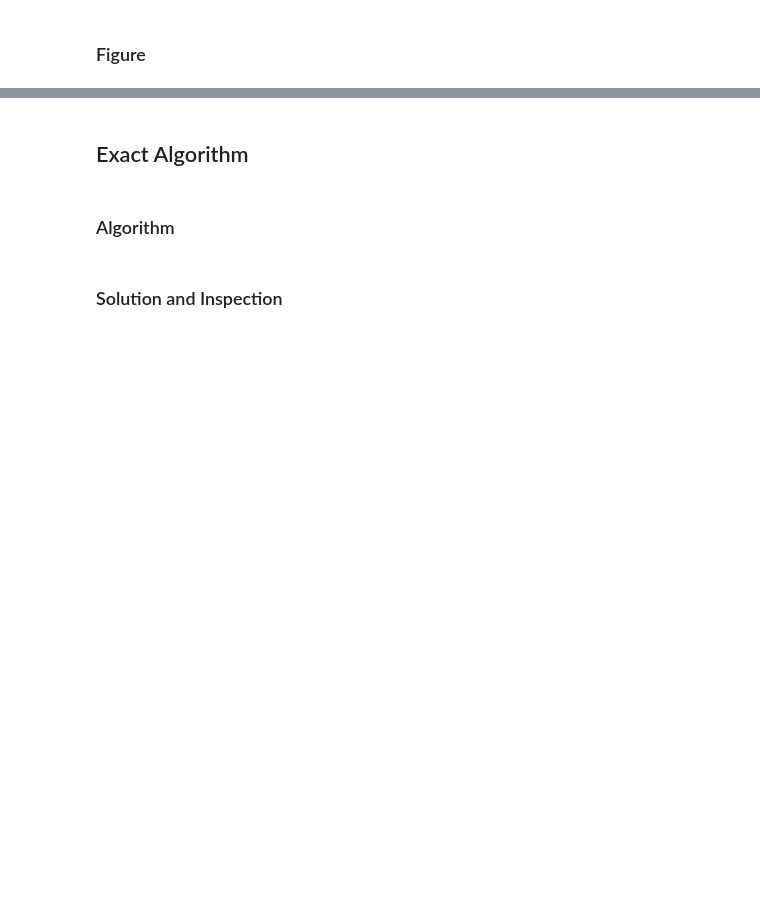
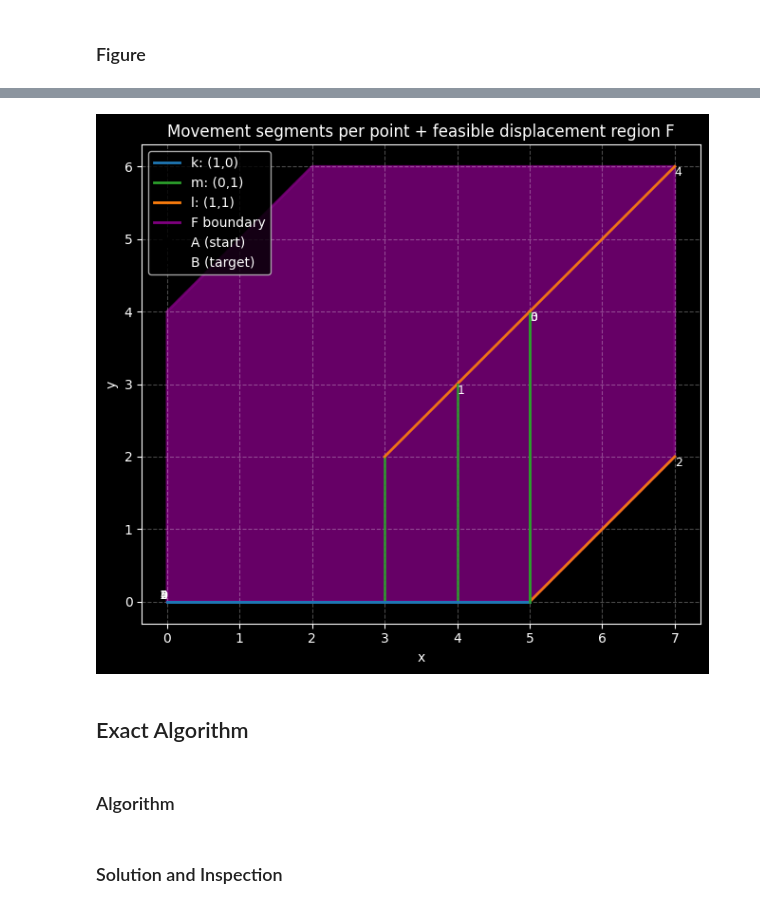
Before and after one commit to LLotte/Thesis, a Jupyter notebook: Restricted movement directions.ipynb, the cells around one changed output, grey strips where cells are left out. Cells and saved outputs as stored; diff of their text form; code cells hidden in the pictures; blank space fills up the shorter version.

Commit message:
Adds a cell for plotting F as an overlay on the movement vectors

```diff
--- a/Restricted movement directions.ipynb
+++ b/Restricted movement directions.ipynb
@@ -176,3 +206,101 @@ plt.show()
+# %%
+import matplotlib.pyplot as plt
+from matplotlib.patches import Polygon
+
+K = float(K_max3.X)
+L = float(L_max3.X)
+M = float(M_max3.X)
+
+# Algoritme gestolen van: https://en.wikibooks.org/wiki/Algorithm_Implementation/Geometry/Convex_hull/Monotone_chain
+def convex_hull(points):
+    # points: list of (x,y)
+    pts = sorted(set(points))
+    if len(pts) <= 1:
+        return pts
+
+    def cross(o, a, b):
+        return (a[0]-o[0])*(b[1]-o[1]) - (a[1]-o[1])*(b[0]-o[0])
+
+    lower = []
+    for p in pts:
+        while len(lower) >= 2 and cross(lower[-2], lower[-1], p) <= 0:
+            lower.pop()
+        lower.append(p)
+
+    upper = []
+    for p in reversed(pts):
+        while len(upper) >= 2 and cross(upper[-2], upper[-1], p) <= 0:
+            upper.pop()
+        upper.append(p)
+
+    return lower[:-1] + upper[:-1]
+
+
+# F plotten
+corners_Q = [(a, b, c) for a in (0.0, K) for b in (0.0, L) for c in (0.0, M)]
+points_F = [(a + b, b + c) for (a, b, c) in corners_Q]
+
+hull_F = convex_hull(points_F)
+
+# Zelfde plot code -- plus overlay van F
+fig, ax = plt.subplots(figsize=(7, 6))
+
+ax.scatter(a_x, a_y, c="black", s=50, marker="o", label="A (start)")
+ax.scatter(b_x, b_y, c="black", s=60, marker="x", label="B (target)")
+
+colors = {"k": "#1f77b4", "l": "#ff7f0e", "m": "#2ca02c"}
+
+for i in I_pts:
+    x0, y0 = float(a_x[i]), float(a_y[i])
+
+    # Segment 1: k (horizontal)
+    x1, y1 = x0 + k_vals[i], y0
+    ax.plot([x0, x1], [y0, y1], color=colors["k"], linewidth=2, alpha=0.9)
+
+    # Segment 2: m (vertical)
+    x2, y2 = x1, y1 + m_vals[i]
+    ax.plot([x1, x2], [y1, y2], color=colors["m"], linewidth=2, alpha=0.9)
+
+    # Segment 3: l (diagonal 45 degrees)
+    x3, y3 = x2 + l_vals[i], y2 + l_vals[i]
+    ax.plot([x2, x3], [y2, y3], color=colors["l"], linewidth=2, alpha=0.9)
+
+    ax.text(x0, y0, f"{i}", fontsize=9, ha="right", va="bottom")
+    ax.text(float(b_x[i]), float(b_y[i]), f"{i}", fontsize=9, ha="left", va="top")
+
+# F Overlay
+poly_F = Polygon(
+    hull_F,
+    closed=True,
+    fill=True,
+    alpha=0.8,
+    edgecolor="purple",
+    linewidth=2.0,
+    facecolor="purple",
+    label=fr"Feasible region $F$ (K={K:.3g}, L={L:.3g}, M={M:.3g})"
+)
+ax.add_patch(poly_F)
+
+ax.set_aspect("equal", adjustable="box")
+ax.set_xlabel("x")
+ax.set_ylabel("y")
+ax.set_title("Movement segments per point + feasible displacement region F")
+ax.grid(True, linestyle="--", alpha=0.3)
+
+handles = [
+    plt.Line2D([0], [0], color=colors["k"], lw=2, label="k: (1,0)"),
+    plt.Line2D([0], [0], color=colors["m"], lw=2, label="m: (0,1)"),
+    plt.Line2D([0], [0], color=colors["l"], lw=2, label="l: (1,1)"),
+    plt.Line2D([0], [0], color="purple", lw=2, label="F boundary"),
+    plt.Line2D([0], [0], marker="o", color="black", lw=0, markersize=7, label="A (start)"),
+    plt.Line2D([0], [0], marker="x", color="black", lw=0, markersize=7, label="B (target)"),
+]
+ax.legend(handles=handles, loc="best")
+
+plt.tight_layout()
+plt.show()
+# %% [output]
+[figure, added]
 # %% [markdown]
 ## Exact Algorithm
 # %% [markdown]
```
Also changed, not shown: parts of 9 cells of this notebook.
